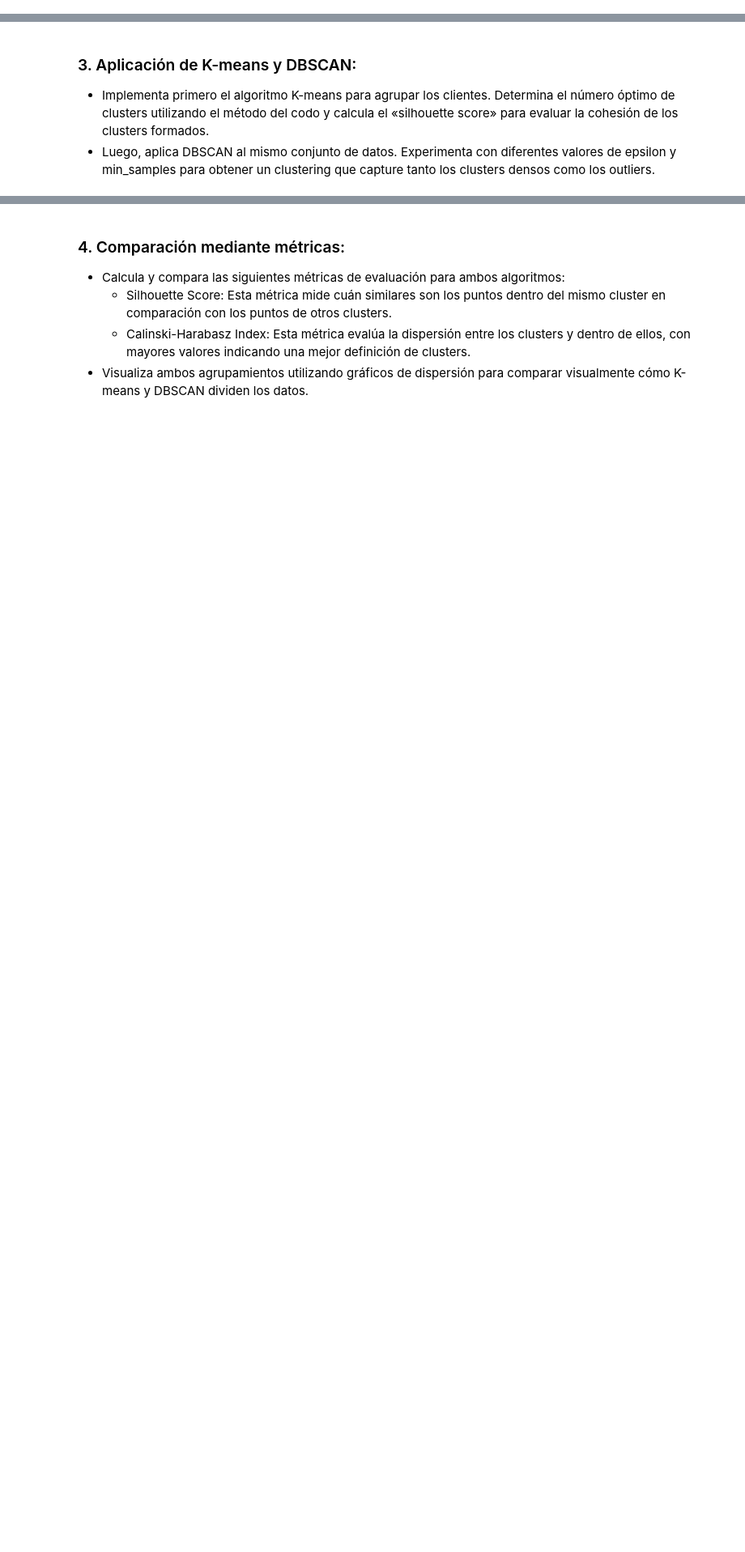
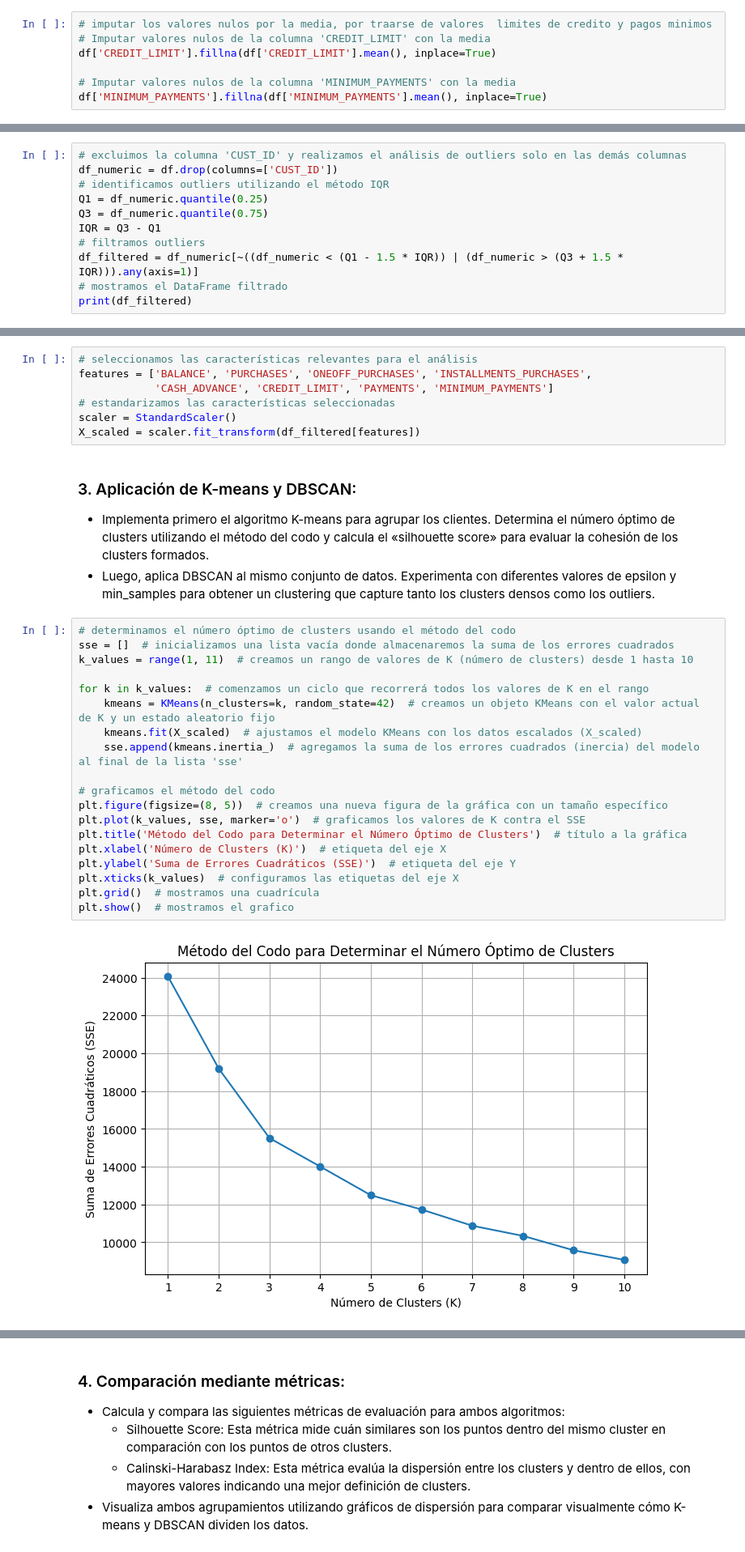
Before and after one commit to CesarVelgo/Advanced_ML, a Jupyter notebook: notebook/core6.ipynb, the cells around one changed output, grey strips where cells are left out. Shown at 81% size. Drawn from its saved outputs; the diff is of its cells as text; blank space fills up the shorter version.

```diff
--- a/notebook/core6.ipynb
+++ b/notebook/core6.ipynb
@@ -9,0 +105,7 @@
+# %%
+# imputar los valores nulos por la media, por traarse de valores  limites de credito y pagos minimos
+# Imputar valores nulos de la columna 'CREDIT_LIMIT' con la media
+df['CREDIT_LIMIT'].fillna(df['CREDIT_LIMIT'].mean(), inplace=True)
+
+# Imputar valores nulos de la columna 'MINIMUM_PAYMENTS' con la media
+df['MINIMUM_PAYMENTS'].fillna(df['MINIMUM_PAYMENTS'].mean(), inplace=True)
@@ -9,0 +148,11 @@
+# %%
+# excluimos la columna 'CUST_ID' y realizamos el análisis de outliers solo en las demás columnas
+df_numeric = df.drop(columns=['CUST_ID'])
+# identificamos outliers utilizando el método IQR
+Q1 = df_numeric.quantile(0.25)
+Q3 = df_numeric.quantile(0.75)
+IQR = Q3 - Q1
+# filtramos outliers
+df_filtered = df_numeric[~((df_numeric < (Q1 - 1.5 * IQR)) | (df_numeric > (Q3 + 1.5 * IQR))).any(axis=1)]
+# mostramos el DataFrame filtrado
+print(df_filtered)
@@ -10,4 +177,32 @@
+# %%
+# seleccionamos las características relevantes para el análisis
+features = ['BALANCE', 'PURCHASES', 'ONEOFF_PURCHASES', 'INSTALLMENTS_PURCHASES',
+            'CASH_ADVANCE', 'CREDIT_LIMIT', 'PAYMENTS', 'MINIMUM_PAYMENTS']
+# estandarizamos las características seleccionadas
+scaler = StandardScaler()
+X_scaled = scaler.fit_transform(df_filtered[features])
 # %% [markdown]
 ### 3. Aplicación de K-means y DBSCAN:
   * Implementa primero el algoritmo K-means para agrupar los clientes. Determina el número óptimo de clusters utilizando el método del codo y calcula el «silhouette score» para evaluar la cohesión de los clusters formados.
   * Luego, aplica DBSCAN al mismo conjunto de datos. Experimenta con diferentes valores de epsilon y min_samples para obtener un clustering que capture tanto los clusters densos como los outliers.
+# %%
+# determinamos el número óptimo de clusters usando el método del codo
+sse = []  # inicializamos una lista vacía donde almacenaremos la suma de los errores cuadrados
+k_values = range(1, 11)  # creamos un rango de valores de K (número de clusters) desde 1 hasta 10
+
+for k in k_values:  # comenzamos un ciclo que recorrerá todos los valores de K en el rango
+    kmeans = KMeans(n_clusters=k, random_state=42)  # creamos un objeto KMeans con el valor actual de K y un estado aleatorio fijo
+    kmeans.fit(X_scaled)  # ajustamos el modelo KMeans con los datos escalados (X_scaled)
+    sse.append(kmeans.inertia_)  # agregamos la suma de los errores cuadrados (inercia) del modelo al final de la lista 'sse'
+
+# graficamos el método del codo
+plt.figure(figsize=(8, 5))  # creamos una nueva figura de la gráfica con un tamaño específico
+plt.plot(k_values, sse, marker='o')  # graficamos los valores de K contra el SSE
+plt.title('Método del Codo para Determinar el Número Óptimo de Clusters')  # título a la gráfica
+plt.xlabel('Número de Clusters (K)')  # etiqueta del eje X
+plt.ylabel('Suma de Errores Cuadráticos (SSE)')  # etiqueta del eje Y
+plt.xticks(k_values)  # configuramos las etiquetas del eje X
+plt.grid()  # mostramos una cuadrícula
+plt.show()  # mostramos el grafico
+# %% [output]
+[figure, added]
```
Also changed, not shown: parts of 16 cells of this notebook, 2 other files.
